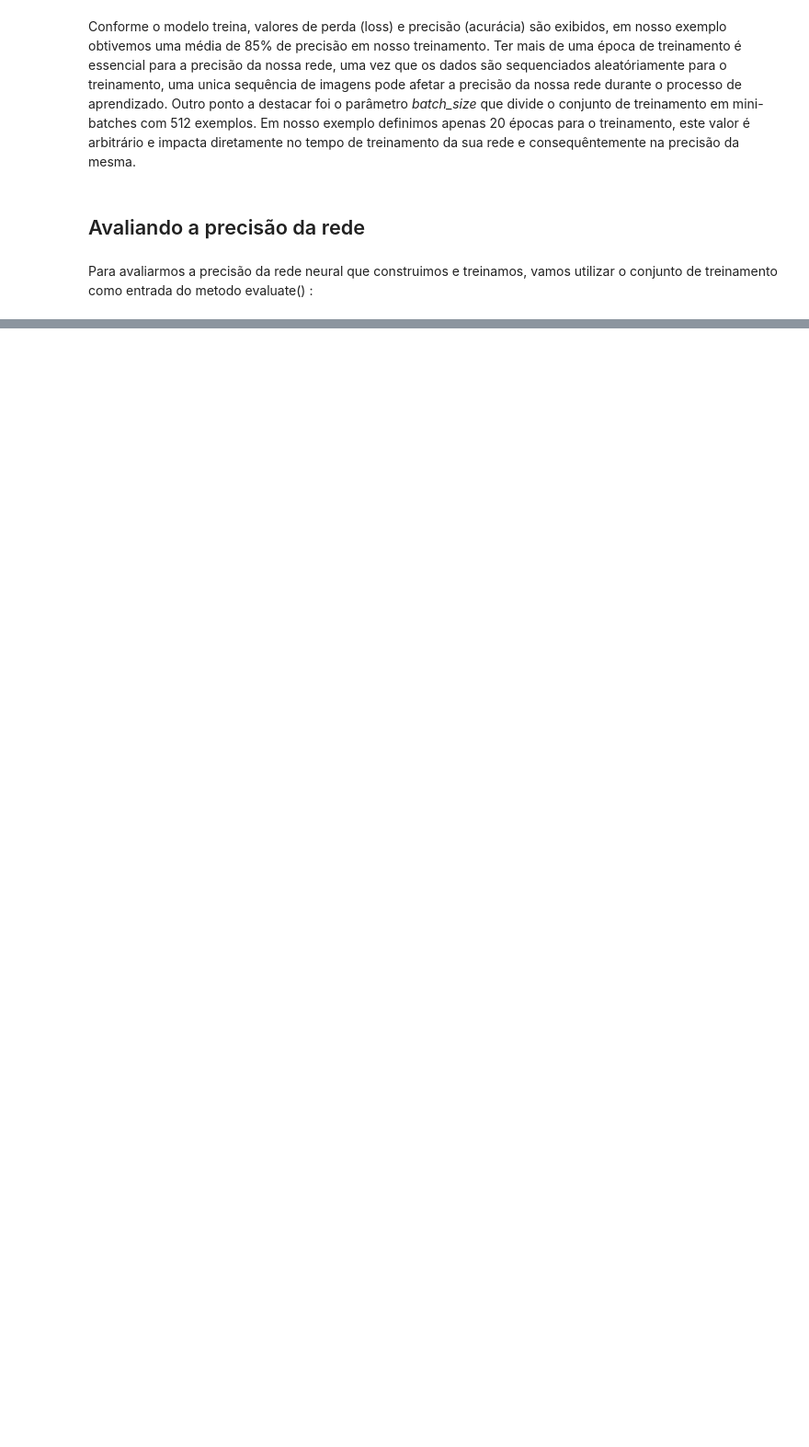
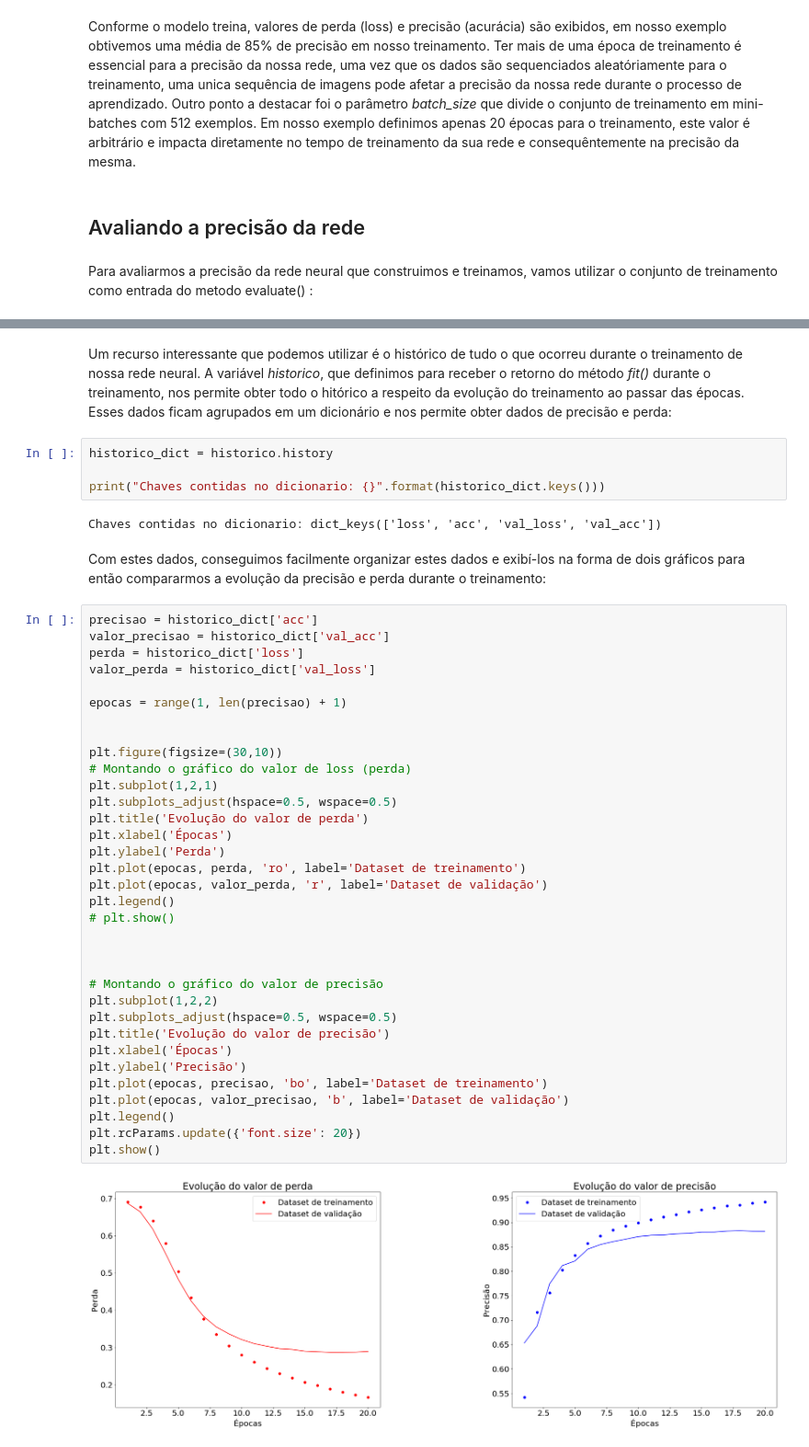
Before and after one commit to RonaldLopes/Mini-Curso-TensorFlow, a Jupyter notebook: Laboratorio 3/lab3.ipynb, the cells around one changed output, grey strips where cells are left out. Shown: that part at 92% size. Drawn from its saved outputs; the diff is of its cells as text; blank space fills up the shorter version.

```diff
--- a/Laboratorio 3/lab3.ipynb
+++ b/Laboratorio 3/lab3.ipynb
@@ -235,0 +253,46 @@ Precisão na classificação das amostras de teste: 0.8332667
+# %% [markdown]
+Um recurso interessante que podemos utilizar é o histórico de tudo o que ocorreu durante o treinamento de nossa rede neural. A variável *historico*, que definimos para receber o retorno do método *fit()* durante o treinamento, nos permite obter todo o hitórico a respeito da evolução do treinamento ao passar das épocas. Esses dados ficam agrupados em um dicionário e nos permite obter dados de precisão e perda:
+# %%
+historico_dict = historico.history
+
+print("Chaves contidas no dicionario: {}".format(historico_dict.keys()))
+# %% [output]
+Chaves contidas no dicionario: dict_keys(['loss', 'acc', 'val_loss', 'val_acc'])
+# %% [markdown]
+Com estes dados, conseguimos facilmente organizar estes dados e exibí-los na forma de dois gráficos para então compararmos a evolução da precisão e perda durante o treinamento:
+# %%
+precisao = historico_dict['acc']
+valor_precisao = historico_dict['val_acc']
+perda = historico_dict['loss']
+valor_perda = historico_dict['val_loss']
+
+epocas = range(1, len(precisao) + 1)
+
+
+plt.figure(figsize=(30,10))
+# Montando o gráfico do valor de loss (perda)
+plt.subplot(1,2,1)
+plt.subplots_adjust(hspace=0.5, wspace=0.5)
+plt.title('Evolução do valor de perda')
+plt.xlabel('Épocas')
+plt.ylabel('Perda')
+plt.plot(epocas, perda, 'ro', label='Dataset de treinamento')
+plt.plot(epocas, valor_perda, 'r', label='Dataset de validação')
+plt.legend()
+# plt.show()
+
+
+
+# Montando o gráfico do valor de precisão
+plt.subplot(1,2,2)
+plt.subplots_adjust(hspace=0.5, wspace=0.5)
+plt.title('Evolução do valor de precisão')
+plt.xlabel('Épocas')
+plt.ylabel('Precisão')
+plt.plot(epocas, precisao, 'bo', label='Dataset de treinamento')
+plt.plot(epocas, valor_precisao, 'b', label='Dataset de validação')
+plt.legend()
+plt.rcParams.update({'font.size': 20})
+plt.show()
+# %% [output]
+[figure, added]
```
Also changed, not shown: parts of 10 cells of this notebook, 1 other file.
